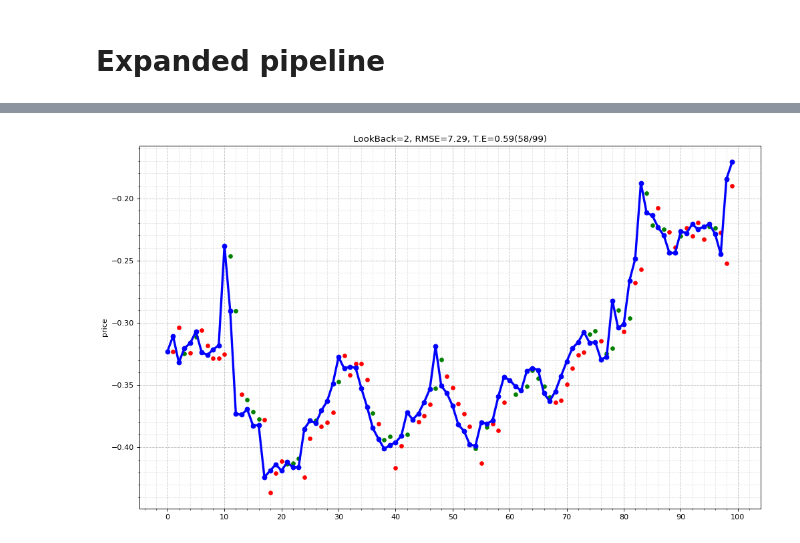
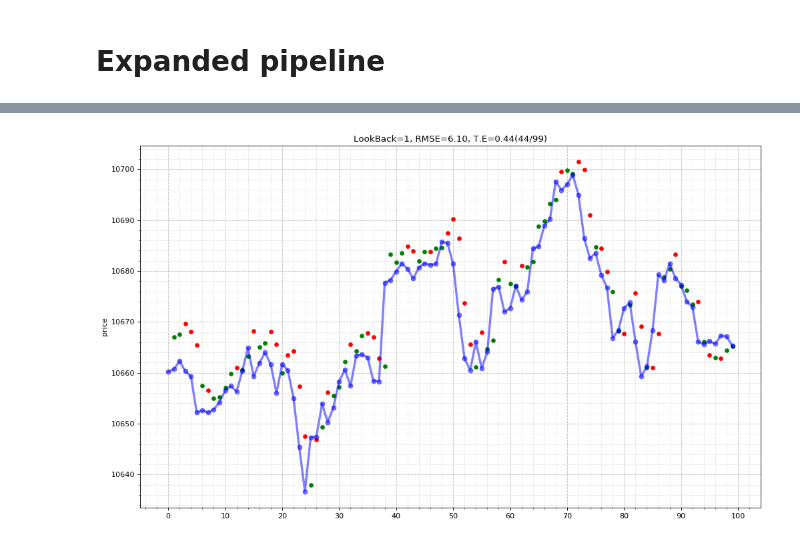
Before and after one commit to renero/sailboatsfactory, a Jupyter notebook: notebooks/experimental/lstm ibex params.ipynb, the cells around one changed output, grey strips where cells are left out. Cells and saved outputs as stored; diff of their text form; code cells hidden in the pictures.

Commit message:
params now in YAML file.

```diff
--- a/notebooks/experimental/lstm ibex params.ipynb
+++ b/notebooks/experimental/lstm ibex params.ipynb
@@ -164,10 +144,10 @@ def train_model(train_X, train_y, test_X, test_y, params):
 
 
 def plot_model_training(history):
-    pyplot.plot(history.history['loss'], label='train')
-    pyplot.plot(history.history['val_loss'], label='test')
-    pyplot.legend()
-    pyplot.show()
+    plt.plot(history.history['loss'], label='train')
+    plt.plot(history.history['val_loss'], label='test')
+    plt.legend()
+    plt.show()
 # %% [markdown]
 ### Compute the error
 
@@ -186,7 +166,7 @@ def invert_Y(test_X, Y, params):
     test_X_reshaped = test_X.reshape((test_X.shape[0], test_X.shape[2]))
     # invert scaling the prediction to the original values, for forecast
     inv_Y = concatenate((Y, test_X_reshaped[:, 0:]), axis=1)
-    inv_Y = params['scaler'].inverse_transform(inv_Y)
+    inv_Y = scaler.inverse_transform(inv_Y)
     return inv_Y[:,0]
 
 
@@ -236,13 +216,15 @@ def printout_errors(rmse, trend_errs, header=True):
 Set here all the pipeline parameters and the main pipeline function.
 Scaler in range of (-1, +1) works better than in (0, 1).
 # %%
-def run_pipeline(params):
+def run_pipeline(raw_dataset, params, plot_history=True):
     # prepare it to fit the lstm input
     prepared_dataset = scale_reframe_drop(raw_dataset, params)
     # split dataset intraining and test
     train_X, train_y, test_X, test_y = split_train_test(prepared_dataset, params)
     # Train the model
     model, history = train_model(train_X, train_y, test_X, test_y, params)
+    if plot_history is True:
+        plot_model_training(history)
     # Make a prediction with the model and invert the actual test Y set.
     inv_yhat = predict(model, test_X, params, invert=True)
     inv_y = invert_Y(test_X, test_y, params)
@@ -352,0 +316,6 @@ def plot_prediction(Y, Yhat, title='', timespan_length=0, num_rows=1, num_cols=1
+# %%
+params = read_parameters()
+raw_dataset = read_dataset(params)
+adjust_parameters(params)
+
+inv_y, inv_yhat, rmse, trend_error = run_pipeline(raw_dataset, params, plot_history=True)
@@ -353,5 +324,5 @@ def plot_prediction(Y, Yhat, title='', timespan_length=0, num_rows=1, num_cols=1
 # %%
-plot_prediction(test_y, yhat, title='LookBack={:d}, RMSE={:.02f}, T.E={:.02f}({:d}/{:d})'.
-              format(params['look_back'], rmse, (trend_error/(len(test_y)-1)), trend_error, len(test_y)-1))
+plot_prediction(inv_y, inv_yhat, title='LookBack={:d}, RMSE={:.02f}, T.E={:.02f}({:d}/{:d})'.
+              format(params['look_back'], rmse, (trend_error/(len(inv_y))), trend_error, len(inv_y)-1))
 # %% [output]
-[figure, old version]
+[figure, new version]
```
Also changed, not shown: parts of 14 cells of this notebook, 1 other file.
